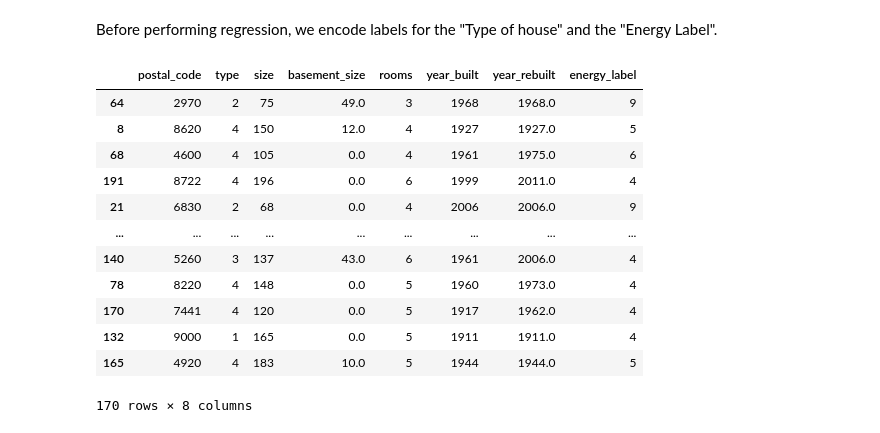
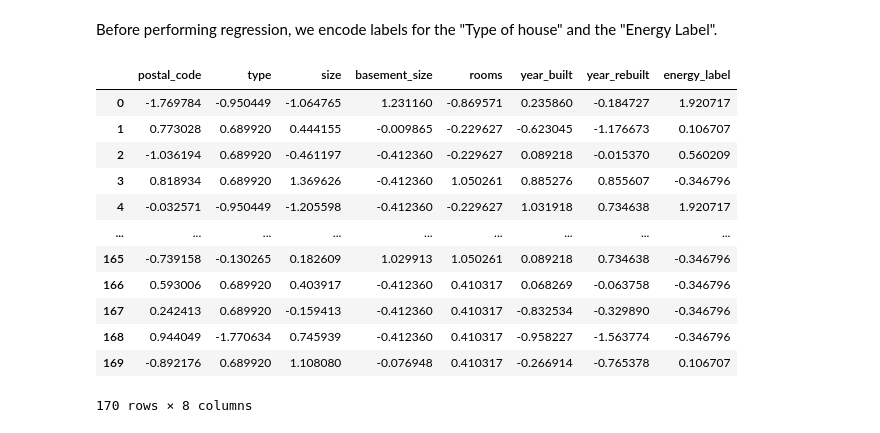
Before and after one commit to besplago/thesis-house-price-estimation, a Jupyter notebook: house_price_regression.ipynb, the cells around one changed output. Saved outputs shown, nothing was run; the diff lists cells and outputs as text; code cells hidden in the pictures.

```diff
--- a/house_price_regression.ipynb
+++ b/house_price_regression.ipynb
@@ -171,43 +175,48 @@ warnings.simplefilter(action='ignore', category=FutureWarning)
 # %%
 """
 The type of the house  and energy_label is a categorical variable,
 and we need to encode it to a numerical value.
 We can use the LabelEncoder from sklearn to do this.
 """
-def encodeData(dataSet: pd.DataFrame) -> pd.DataFrame:
+def encodeData(x_data: pd.DataFrame, scaling:bool) -> pd.DataFrame:
     #Encode the type and energy_label to numbers
-    dataSet['type'] = LabelEncoder().fit_transform(dataSet['type'])
-    dataSet['energy_label'] = LabelEncoder().fit_transform(dataSet['energy_label'])
+    x_data['type'] = LabelEncoder().fit_transform(x_data['type'])
+    x_data['energy_label'] = LabelEncoder().fit_transform(x_data['energy_label'])
     #Drop the address and URL
-    dataSet = dataSet.drop(['address'], axis = 1)
-    dataSet = dataSet.drop(['url'], axis = 1)
+    x_data = x_data.drop(['address'], axis = 1)
+    x_data = x_data.drop(['url'], axis = 1)
     #If Rebuilds = None, set year_rebuilt = year_built
-    dataSet['year_rebuilt'] = dataSet['year_rebuilt'].where(~dataSet['year_rebuilt'].isna(), dataSet['year_built'])
-    dataSet['basement_size'] = dataSet["basement_size"].fillna(0)
+    x_data['year_rebuilt'] = x_data['year_rebuilt'].where(~x_data['year_rebuilt'].isna(), x_data['year_built']).astype(int)
+    x_data['basement_size'] = x_data["basement_size"].fillna(0)
 
     #Check for any NaN values
-    for index, row in encoded_X_train.iterrows():
+    for index, row in x_data.iterrows():
       if row.isna().any():
         print("Row", index, "contains NaN values:")
         print(row)
         raise ValueError("NaN values in row", index)
-    return dataSet
 
-encoded_X_train = encodeData(X_train)
-encoded_X_test = encodeData(X_test)
+    #Scale the dataset
+    if scaling:
+      scaler = StandardScaler()
+      x_data = pd.DataFrame(scaler.fit_transform(x_data), columns = x_data.columns)
+    return x_data
+
+encoded_X_train = encodeData(X_train, scaling=True)
+encoded_X_test = encodeData(X_test, scaling=True)
 display(encoded_X_train)
 # %% [output]
 |  | postal_code | type | size | basement_size | rooms | year_built | year_rebuilt | energy_label |
-| 64 | 2970 | 2 | 75 | 49.0 | 3 | 1968 | 1968.0 | 9 |
-| 8 | 8620 | 4 | 150 | 12.0 | 4 | 1927 | 1927.0 | 5 |
-| 68 | 4600 | 4 | 105 | 0.0 | 4 | 1961 | 1975.0 | 6 |
-| 191 | 8722 | 4 | 196 | 0.0 | 6 | 1999 | 2011.0 | 4 |
-| 21 | 6830 | 2 | 68 | 0.0 | 4 | 2006 | 2006.0 | 9 |
+| 0 | -1.769784 | -0.950449 | -1.064765 | 1.231160 | -0.869571 | 0.235860 | -0.184727 | 1.920717 |
+| 1 | 0.773028 | 0.689920 | 0.444155 | -0.009865 | -0.229627 | -0.623045 | -1.176673 | 0.106707 |
+| 2 | -1.036194 | 0.689920 | -0.461197 | -0.412360 | -0.229627 | 0.089218 | -0.015370 | 0.560209 |
+| 3 | 0.818934 | 0.689920 | 1.369626 | -0.412360 | 1.050261 | 0.885276 | 0.855607 | -0.346796 |
+| 4 | -0.032571 | -0.950449 | -1.205598 | -0.412360 | -0.229627 | 1.031918 | 0.734638 | 1.920717 |
 | ... | ... | ... | ... | ... | ... | ... | ... | ... |
-| 140 | 5260 | 3 | 137 | 43.0 | 6 | 1961 | 2006.0 | 4 |
-| 78 | 8220 | 4 | 148 | 0.0 | 5 | 1960 | 1973.0 | 4 |
-| 170 | 7441 | 4 | 120 | 0.0 | 5 | 1917 | 1962.0 | 4 |
-| 132 | 9000 | 1 | 165 | 0.0 | 5 | 1911 | 1911.0 | 4 |
-| 165 | 4920 | 4 | 183 | 10.0 | 5 | 1944 | 1944.0 | 5 |
+| 165 | -0.739158 | -0.130265 | 0.182609 | 1.029913 | 1.050261 | 0.089218 | 0.734638 | -0.346796 |
+| 166 | 0.593006 | 0.689920 | 0.403917 | -0.412360 | 0.410317 | 0.068269 | -0.063758 | -0.346796 |
+| 167 | 0.242413 | 0.689920 | -0.159413 | -0.412360 | 0.410317 | -0.832534 | -0.329890 | -0.346796 |
+| 168 | 0.944049 | -1.770634 | 0.745939 | -0.412360 | 0.410317 | -0.958227 | -1.563774 | -0.346796 |
+| 169 | -0.892176 | 0.689920 | 1.108080 | -0.076948 | 0.410317 | -0.266914 | -0.765378 | 0.106707 |
 170 rows × 8 columns
 # %% [markdown]
```
Also changed, not shown: parts of 4 cells of this notebook.
